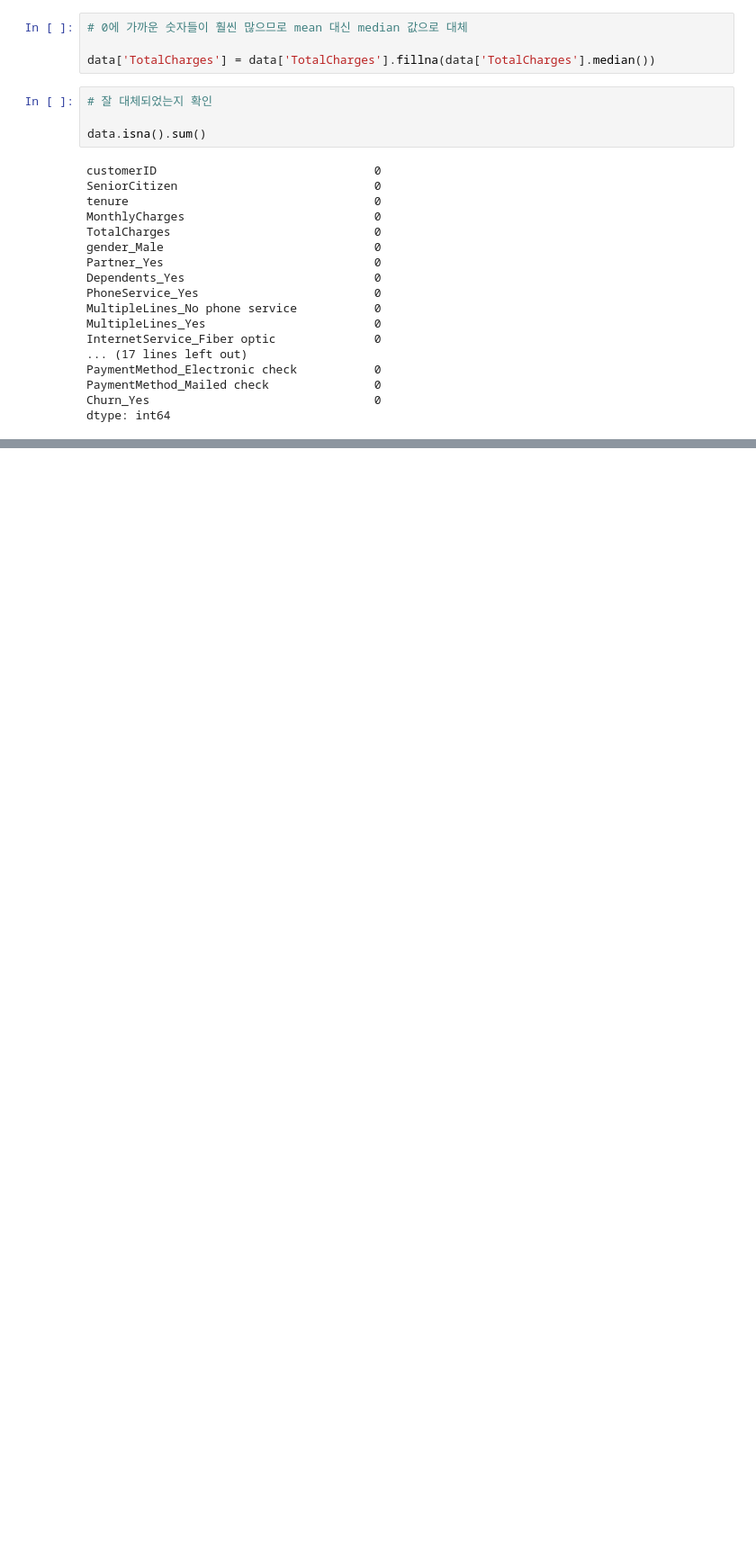
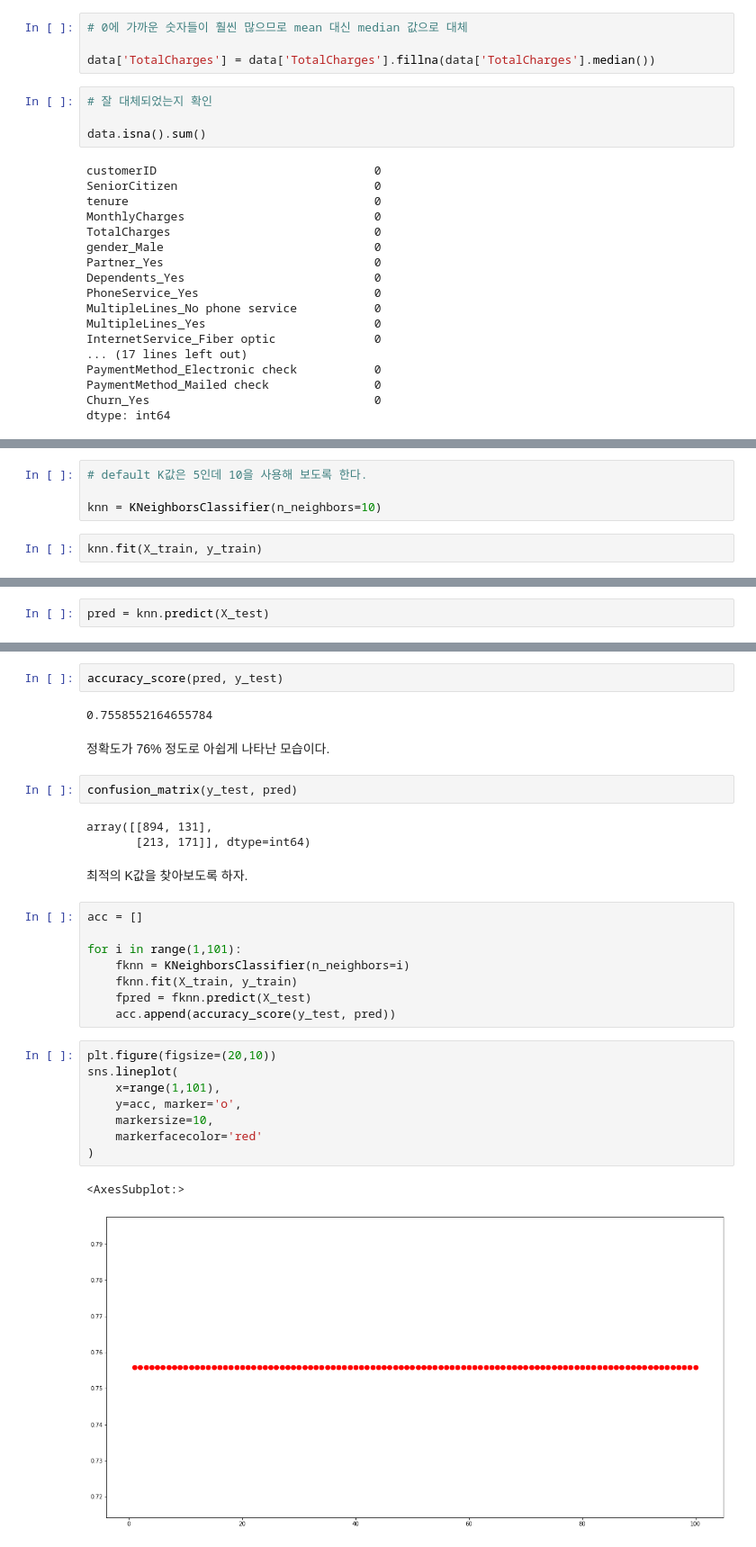
Before and after one commit to sngsuNoh/ECommerce_Data_Analyze, a Jupyter notebook: 03_Customer_Chrun/Customer_Chrun.ipynb, the cells around one changed output, grey strips where cells are left out. Shown at 90% size. Drawn from its saved outputs; the diff is of its cells as text; blank space fills up the shorter version.

```diff
--- a/03_Customer_Chrun/Customer_Chrun.ipynb
+++ b/03_Customer_Chrun/Customer_Chrun.ipynb
@@ -334,0 +493,6 @@ dtype: int64
+# %%
+# default K값은 5인데 10을 사용해 보도록 한다.
+
+knn = KNeighborsClassifier(n_neighbors=10)
+# %%
+knn.fit(X_train, y_train)
@@ -334,0 +503,2 @@ dtype: int64
+# %%
+pred = knn.predict(X_test)
@@ -334,0 +523,32 @@ dtype: int64
+# %%
+accuracy_score(pred, y_test)
+# %% [output]
+0.7558552164655784
+# %% [markdown]
+정확도가 76% 정도로 아쉽게 나타난 모습이다.
+# %%
+confusion_matrix(y_test, pred)
+# %% [output]
+array([[894, 131],
+       [213, 171]], dtype=int64)
+# %% [markdown]
+최적의 K값을 찾아보도록 하자.
+# %%
+acc = []
+
+for i in range(1,101):
+    fknn = KNeighborsClassifier(n_neighbors=i)
+    fknn.fit(X_train, y_train)
+    fpred = fknn.predict(X_test)
+    acc.append(accuracy_score(y_test, pred))
+# %%
+plt.figure(figsize=(20,10))
+sns.lineplot(
+    x=range(1,101),
+    y=acc, marker='o',
+    markersize=10,
+    markerfacecolor='red'
+)
+# %% [output]
+<AxesSubplot:>
+[figure, added]
```
Also changed, not shown: parts of 36 cells of this notebook.
